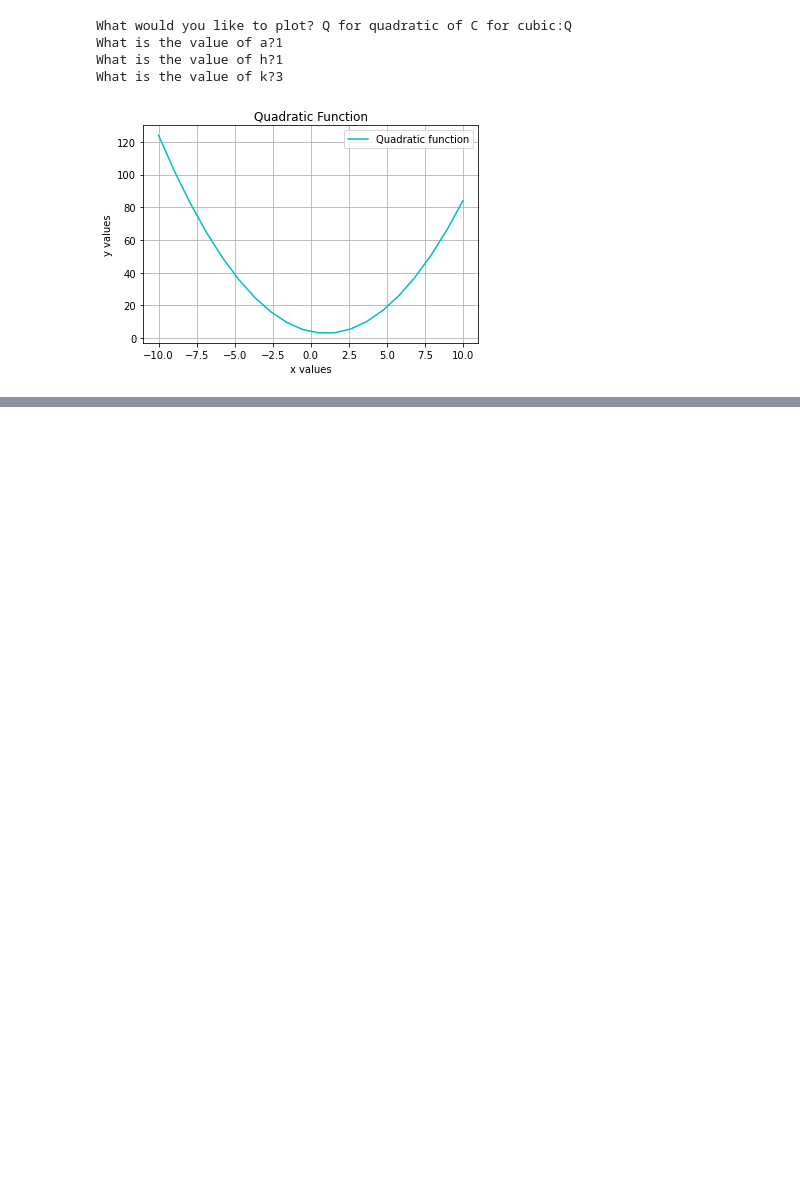
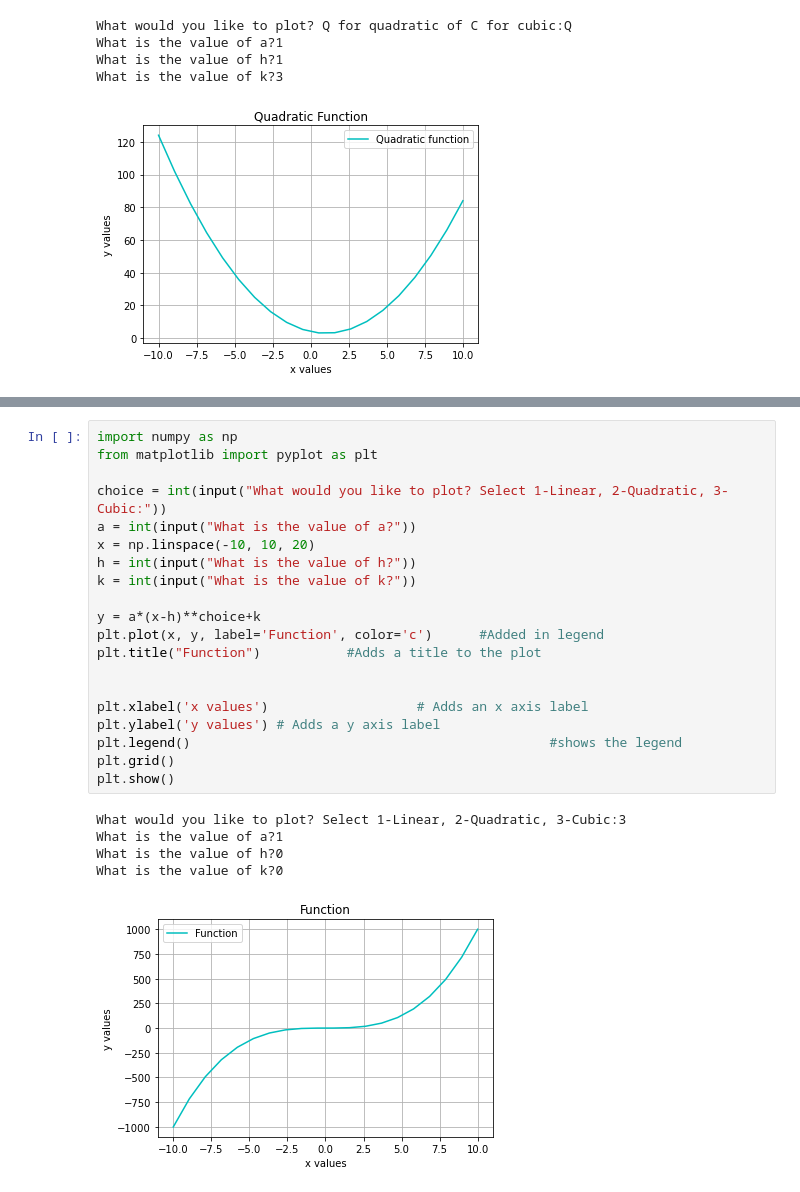
Before and after one commit to viksri98/Summer21, a Jupyter notebook: Review/Review_Lessons8_11_filled.ipynb, the cells around one changed output, grey strips where cells are left out. Saved outputs shown, nothing was run; the diff lists cells and outputs as text; blank space fills up the shorter version.

```diff
--- a/Review/Review_Lessons8_11_filled.ipynb
+++ b/Review/Review_Lessons8_11_filled.ipynb
@@ -89,0 +96,26 @@ What is the value of k?3
+# %%
+import numpy as np
+from matplotlib import pyplot as plt
+
+choice = int(input("What would you like to plot? Select 1-Linear, 2-Quadratic, 3-Cubic:"))
+a = int(input("What is the value of a?"))
+x = np.linspace(-10, 10, 20)
+h = int(input("What is the value of h?"))
+k = int(input("What is the value of k?"))
+
+y = a*(x-h)**choice+k
+plt.plot(x, y, label='Function', color='c')      #Added in legend
+plt.title("Function")           #Adds a title to the plot
+
+
+plt.xlabel('x values')                   # Adds an x axis label
+plt.ylabel('y values') # Adds a y axis label
+plt.legend()                                              #shows the legend
+plt.grid()
+plt.show()
+# %% [output]
+What would you like to plot? Select 1-Linear, 2-Quadratic, 3-Cubic:3
+What is the value of a?1
+What is the value of h?0
+What is the value of k?0
+[figure, added]
```
Also changed, not shown: parts of 1 cell of this notebook, 1 other file.
